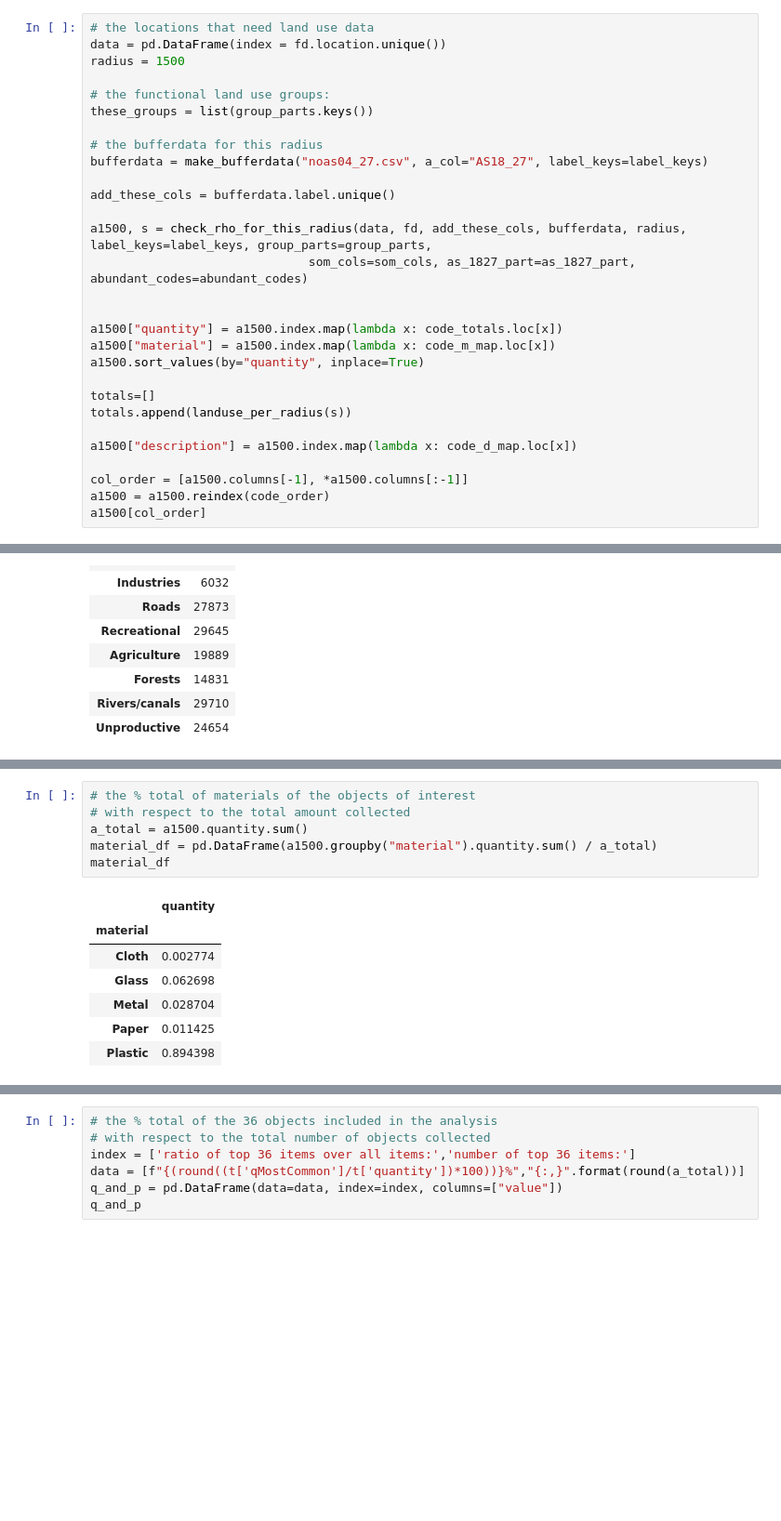
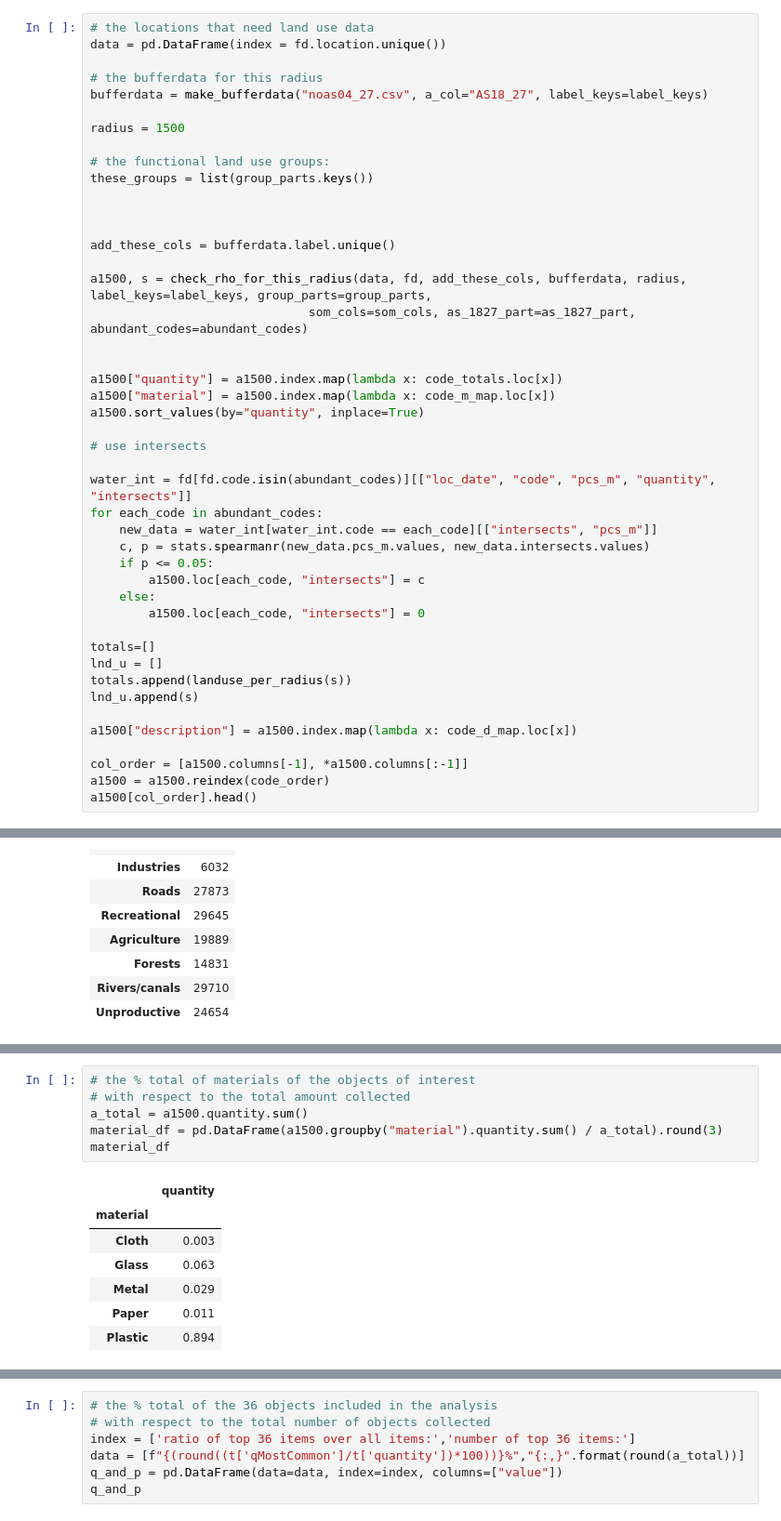
Before and after one commit to hammerdirt-analyst/landuse, a Jupyter notebook: spearmansrho_luse.ipynb, the cells around one changed output, grey strips where cells are left out. Shown at 93% size. Drawn from its saved outputs; the diff is of its cells as text; blank space fills up the shorter version.

```diff
--- a/spearmansrho_luse.ipynb
+++ b/spearmansrho_luse.ipynb
@@ -447,13 +459,16 @@ Where p <= 0.05 for Spearmans test for association.
 # %%
 # the locations that need land use data
 data = pd.DataFrame(index = fd.location.unique())
+
+# the bufferdata for this radius
+bufferdata = make_bufferdata("noas04_27.csv", a_col="AS18_27", label_keys=label_keys)
+
 radius = 1500
 
 # the functional land use groups:
 these_groups = list(group_parts.keys())
 
-# the bufferdata for this radius
-bufferdata = make_bufferdata("noas04_27.csv", a_col="AS18_27", label_keys=label_keys)
+
 
 add_these_cols = bufferdata.label.unique()
 
@@ -465,14 +480,27 @@ a1500["quantity"] = a1500.index.map(lambda x: code_totals.loc[x])
 a1500["material"] = a1500.index.map(lambda x: code_m_map.loc[x])
 a1500.sort_values(by="quantity", inplace=True)
 
+# use intersects
+
+water_int = fd[fd.code.isin(abundant_codes)][["loc_date", "code", "pcs_m", "quantity", "intersects"]]
+for each_code in abundant_codes:
+    new_data = water_int[water_int.code == each_code][["intersects", "pcs_m"]]
+    c, p = stats.spearmanr(new_data.pcs_m.values, new_data.intersects.values)
+    if p <= 0.05:
+        a1500.loc[each_code, "intersects"] = c
+    else:
+        a1500.loc[each_code, "intersects"] = 0
+
 totals=[]
+lnd_u = []
 totals.append(landuse_per_radius(s))
+lnd_u.append(s)
 
 a1500["description"] = a1500.index.map(lambda x: code_d_map.loc[x])
 
 col_order = [a1500.columns[-1], *a1500.columns[:-1]]
 a1500 = a1500.reindex(code_order)
-a1500[col_order]
+a1500[col_order].head()
 # %% [output]
 |  | description | % to buildings | % to ind | % to trans | % to recreation | % to agg | % to woods | % to water | ... |
 | code |  |  |  |  |  |  |  |  | ... |
@@ -578,14 +601,14 @@ a_df
 # %%
 # the % total of materials of the objects of interest
 # with respect to the total amount collected
 a_total = a1500.quantity.sum()
-material_df = pd.DataFrame(a1500.groupby("material").quantity.sum() / a_total)
+material_df = pd.DataFrame(a1500.groupby("material").quantity.sum() / a_total).round(3)
 material_df
 # %% [output]
 |  | quantity |
 | material |  |
-| Cloth | 0.002774 |
-| Glass | 0.062698 |
-| Metal | 0.028704 |
-| Paper | 0.011425 |
-| Plastic | 0.894398 |
+| Cloth | 0.003 |
+| Glass | 0.063 |
+| Metal | 0.029 |
+| Paper | 0.011 |
+| Plastic | 0.894 |
```
Also changed, not shown: parts of 107 cells of this notebook.
